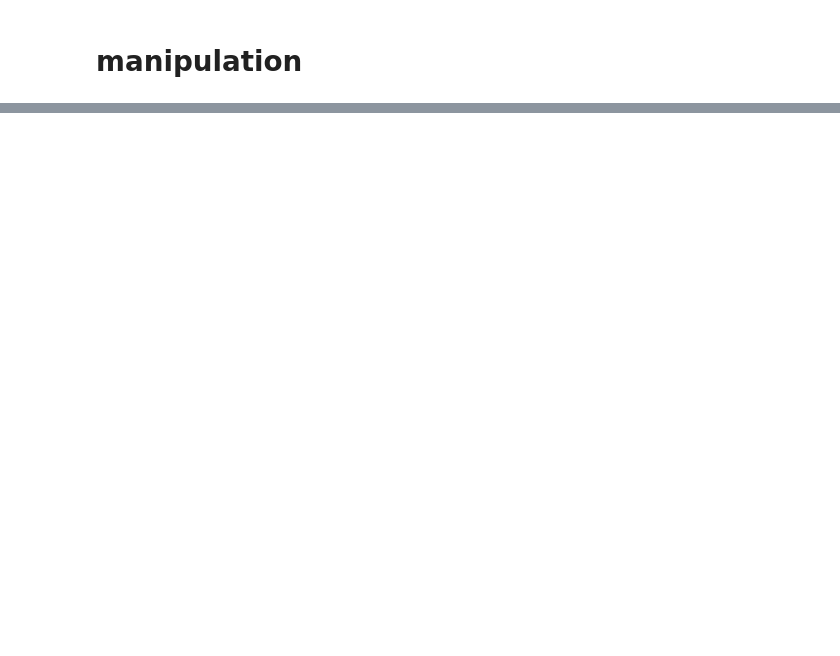
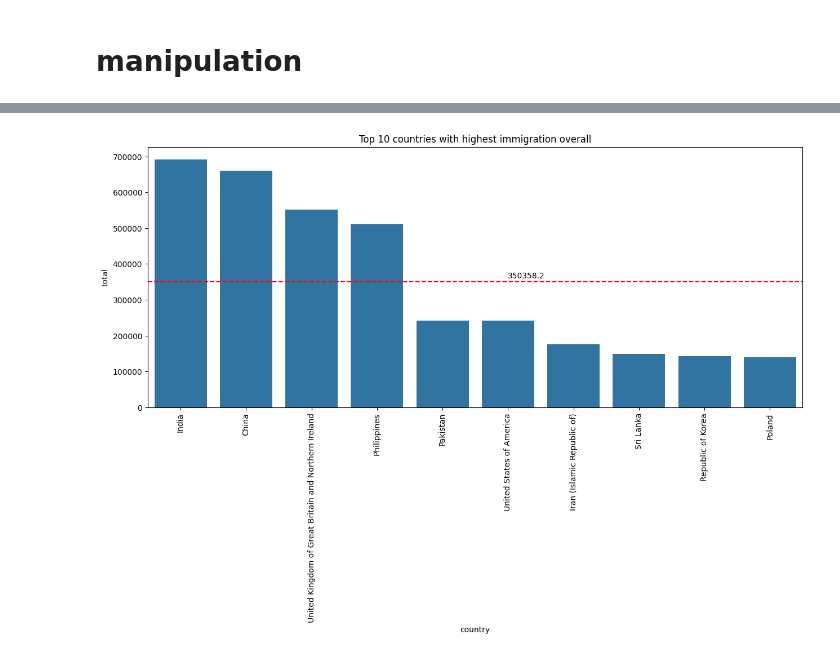
Before and after one commit to muskanlko/python-dataanalytics, a Jupyter notebook: pandas.ipynb, the cells around one changed output, grey strips where cells are left out. Cells and saved outputs as stored; diff of their text form; code cells hidden in the pictures; blank space fills up the shorter version.

Commit message:
#15 grouping data,pivot the data

```diff
--- a/pandas.ipynb
+++ b/pandas.ipynb
@@ -84,8 +330,8 @@ df
 # %%
 cols_to_drop=['Type','Coverage','AREA','REG','DEV','dummy_col']
-df.drop(columns=cols_to_drop)
+df=df.drop(columns=cols_to_drop)
 # %%
-df.rename(
+df=df.rename(
     columns={
         'OdName':'country',
         'AreaName':'continent',
@@ -100,10 +392,12 @@ df=df.sort_values(by='total',ascending=False)#decending order
 # %%
-fig,ax=plt.subplots(figsize=(15,6))
-sns.barplot(x='country', y='total',data=df.head(10),ax=ax)
-ax.axhline(df.head(10)['total'].mean(),color='r',linestyle='--')
-ax.text(5,df.head(10)['total'].mean(),+1000,df.head(10)['total'].mean())
+fig,ax = plt.subplots(figsize=(15,6))
+sns.barplot(x='country',y='total',data=df.head(10), ax=ax)
+ax.axhline(df.head(10)['total'].mean(),color='r', linestyle='--')
+ax.text(5,df.head(10)['total'].mean()+10000,df.head(10)['total'].mean())
 plt.title('Top 10 countries with highest immigration overall')
 plt.xticks(rotation=90)
 plt.show()
+# %% [output]
+[figure, added]
 # %%
 df['country'].tolist()
```
Also changed, not shown: parts of 44 cells of this notebook, 2 other files.
